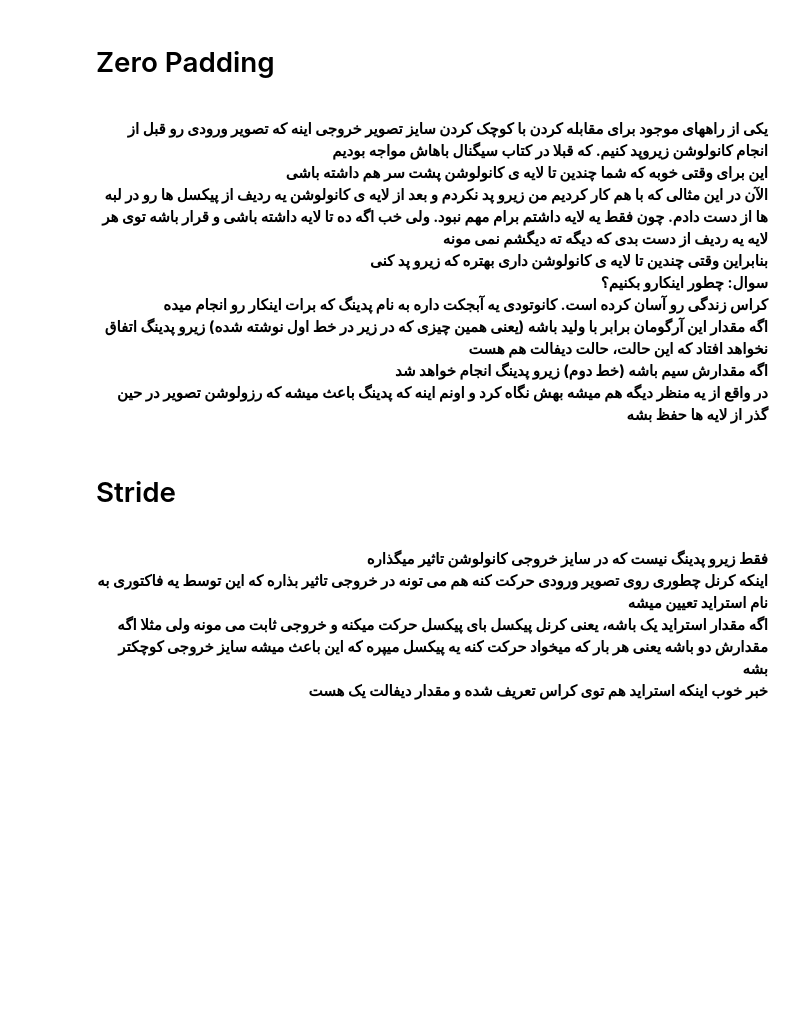
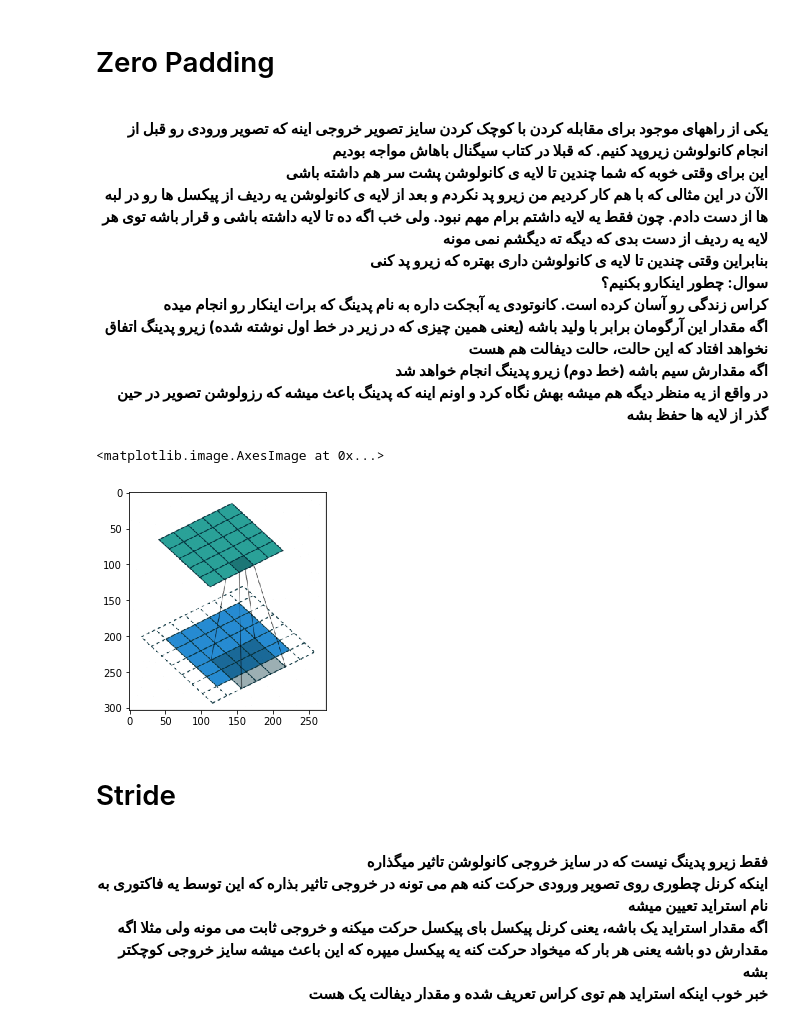
Before and after one commit to ShahrokhGit/DL_Practice, a Jupyter notebook: CNN_Chapter02.ipynb, the cells around one changed output. Drawn from its saved outputs; the diff is of its cells as text; code cells hidden in the pictures; blank space fills up the shorter version.

```diff
--- a/CNN_Chapter02.ipynb
+++ b/CNN_Chapter02.ipynb
@@ -343,6 +343,12 @@ plt.imshow(conv_example)
 # %%
 shah_classifier3.add(Conv2D(20, activation='relu', input_shape = (img_rows,img_cols,1), padding='valid'))
 shah_classifier3.add(Conv2D(20, activation='relu', input_shape = (img_rows,img_cols,1), padding='same'))
+# %%
+zp = plt.imread('Photos/zeropadding.PNG')
+plt.imshow(zp)
+# %% [output]
+<matplotlib.image.AxesImage at 0x...>
+[figure, added]
 # %% [markdown]
 # Stride
 <div align = 'right'>
```
Also changed, not shown: parts of 1 cell of this notebook, 5 other files.
